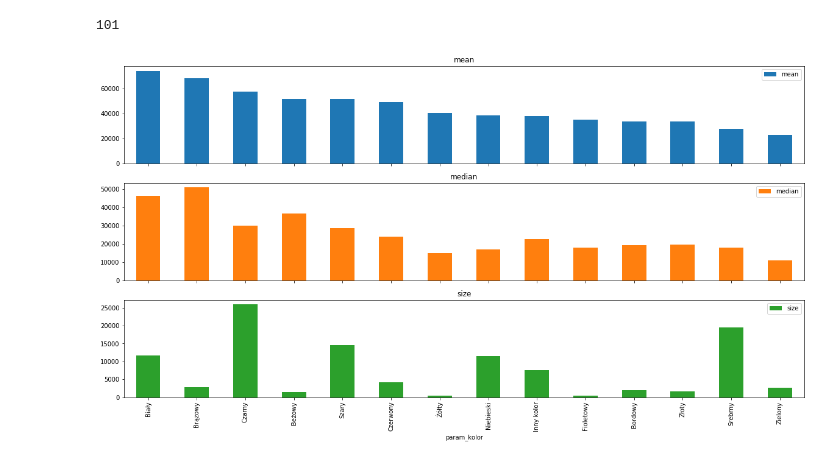
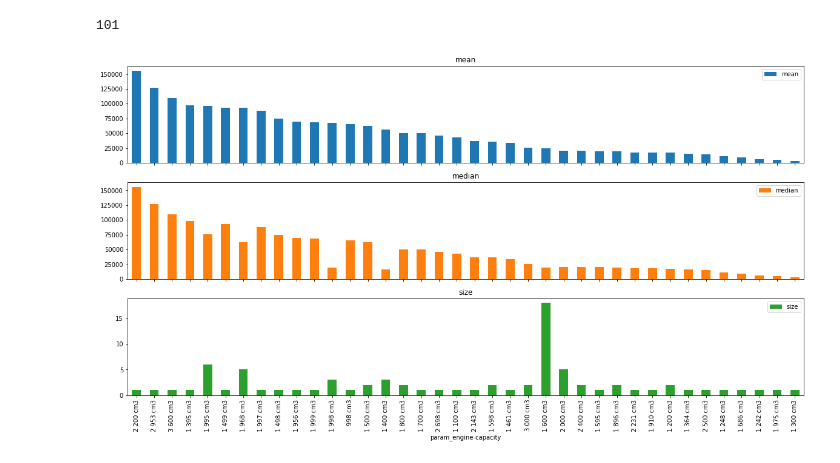
Before and after one commit to el1endar/dw_matrix_car, a Jupyter notebook: day2_cars_matrix.ipynb, the cells around one changed output. Drawn from its saved outputs; the diff is of its cells as text; code cells hidden in the pictures.

Commit message:
add visualisation

```diff
--- a/day2_cars_matrix.ipynb
+++ b/day2_cars_matrix.ipynb
@@ -117,6 +117,6 @@ def group_and_barplot(feat_groupby, feat_agg='price_value', agg_funcs=[np.mean,n
 
   ).plot(kind='bar', figsize=(20,10),subplots=subplots)
 # %%
-group_and_barplot('param_kolor',feat_sort='mean');
+group_and_barplot('param_engine-capacity',feat_sort='mean');
 # %% [output]
-[figure, old version]
+[figure, new version]
```
